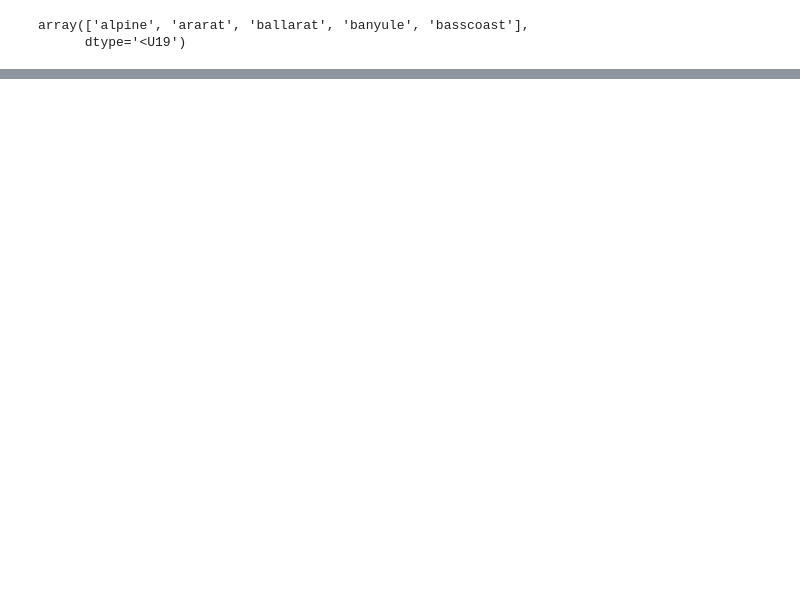
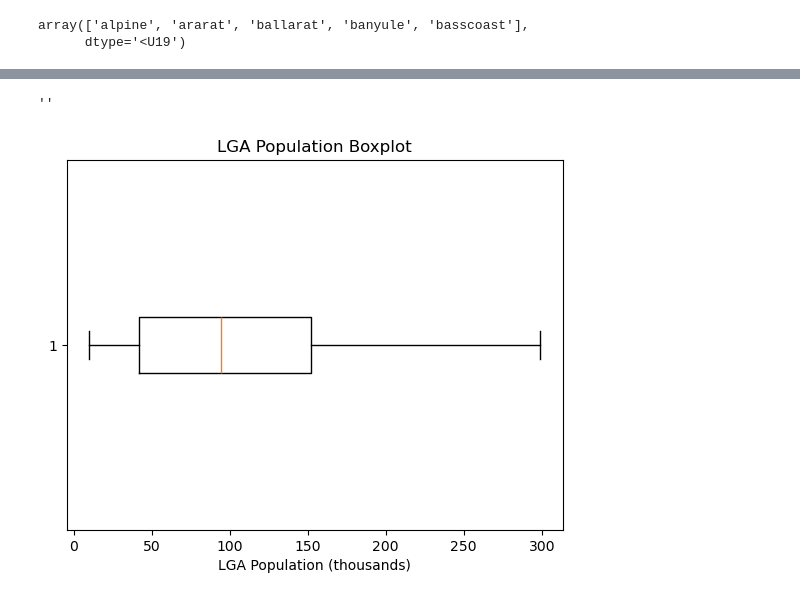
Before and after one commit to khangluong2004/COMP20008_Assignment2, a Jupyter notebook: terry/eda.ipynb, the cells around one changed output, grey strips where cells are left out. Saved outputs shown, nothing was run; the diff lists cells and outputs as text; code cells hidden in the pictures; blank space fills up the shorter version.

```diff
--- a/terry/eda.ipynb
+++ b/terry/eda.ipynb
@@ -319,0 +277,3 @@ Name: LGA, dtype: object
+# %%
+df = pd.read_csv('./final.csv', index_col=0)
+df.head()
@@ -319,0 +290,20 @@ Name: LGA, dtype: object
+# %%
+import matplotlib.pyplot as plt
+
+
+# get population histogram
+def plot_population():
+    out = df.drop(columns=['Year']).drop_duplicates(subset=['LGA'], keep='first')
+    plt.boxplot(out['Population'] / 1000, vert=False)
+    plt.title('LGA Population Boxplot')
+    plt.xlabel("LGA Population (thousands)")
+
+def plot_housing():
+    pass
+
+
+plot_population()
+;
+# %% [output]
+''
+[figure, added]
```
Also changed, not shown: parts of 16 cells of this notebook, 4 other files.
